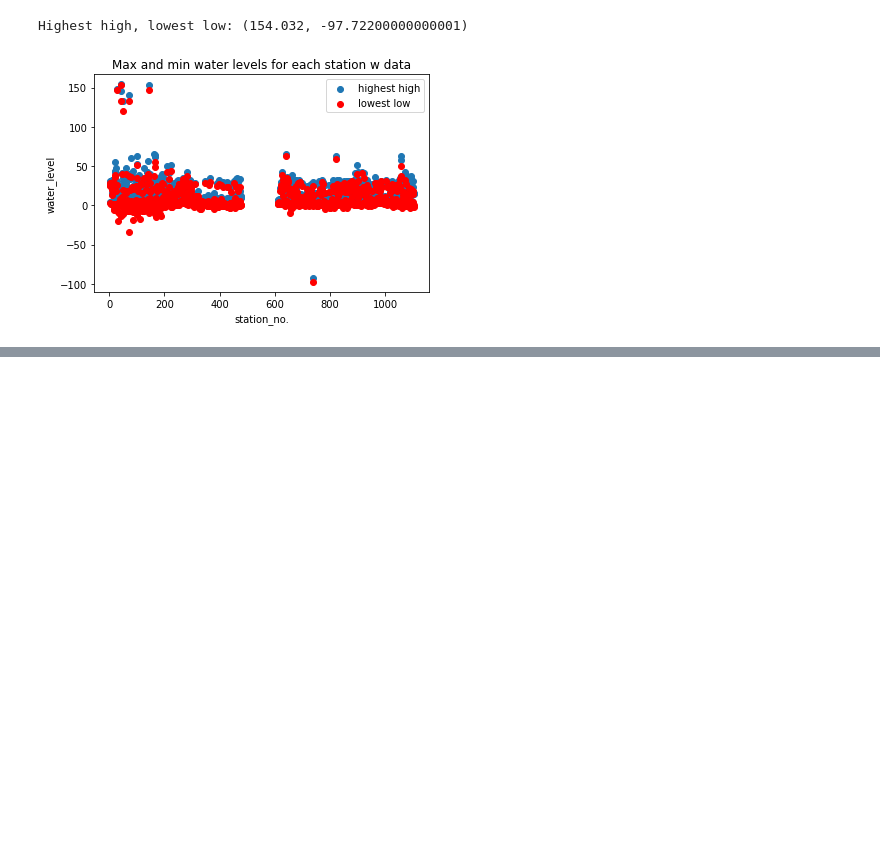
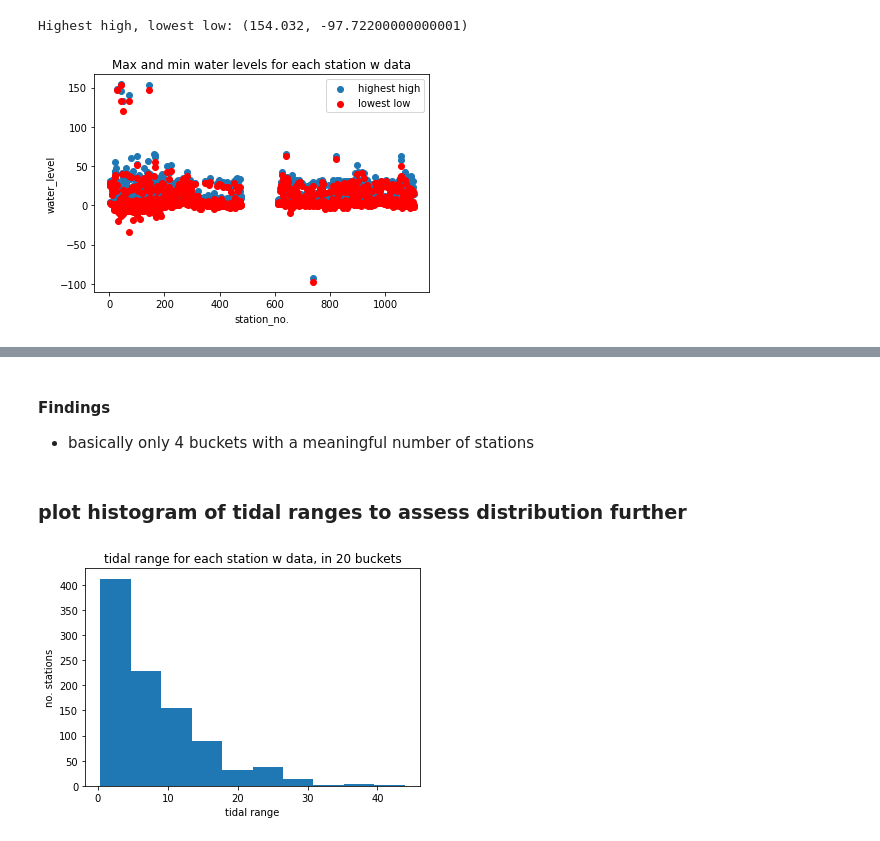
Before and after one commit to samuel-casey/CA_Premium, a Jupyter notebook: notebook/Tidal range.ipynb, the cells around one changed output, grey strips where cells are left out. Drawn from its saved outputs; the diff is of its cells as text; code cells hidden in the pictures; blank space fills up the shorter version.

```diff
--- a/notebook/Tidal range.ipynb
+++ b/notebook/Tidal range.ipynb
@@ -241,0 +98,16 @@ print(len(t_range_under_16_5))
+# %% [markdown]
+#### Findings
+
+- basically only 4 buckets with a meaningful number of stations
+# %% [markdown]
+### plot histogram of tidal ranges to assess distribution further
+# %%
+t_range_plt = plt.hist(t_ranges, 10)
+
+plt.title('tidal range for each station w data, in 20 buckets')
+plt.xlabel('tidal range')
+plt.ylabel('no. stations')
+
+plt.show()
+# %% [output]
+[figure, added]
```
Also changed, not shown: parts of 13 cells of this notebook.
